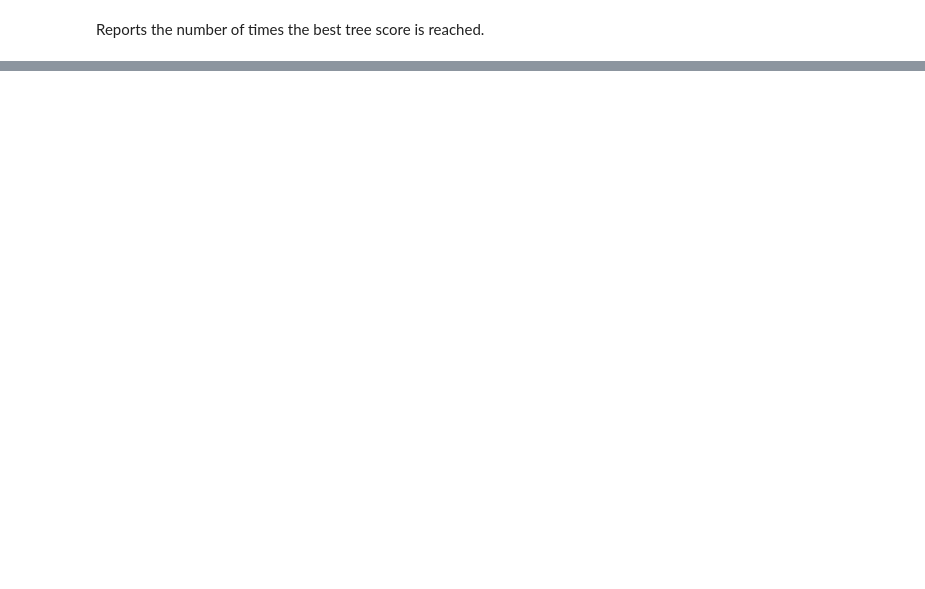
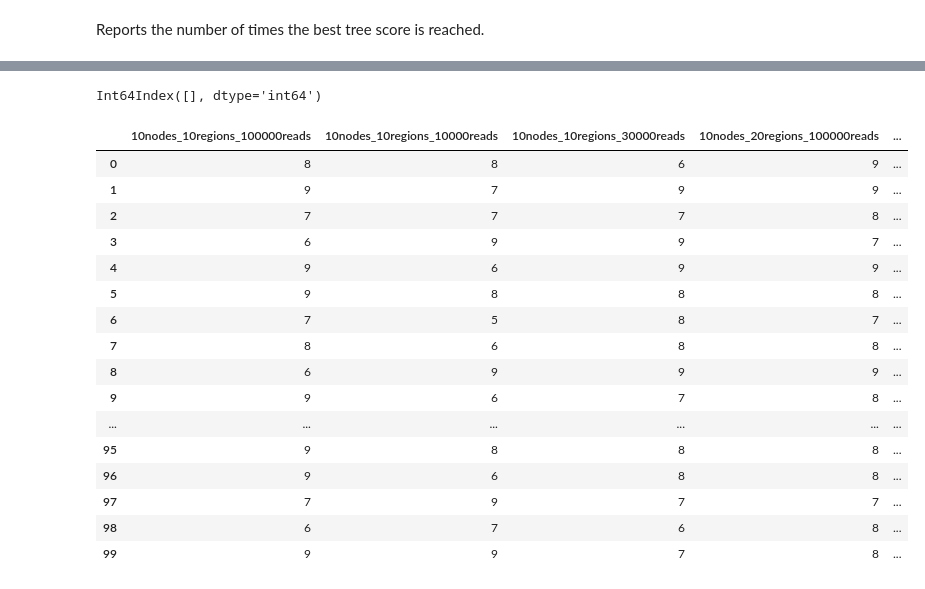
Before and after one commit to cbg-ethz/SCICoNE, a Jupyter notebook: notebooks/IterativeSimulationsRobustness.ipynb, the cells around one changed output, grey strips where cells are left out. Saved outputs shown, nothing was run; the diff lists cells and outputs as text; code cells hidden in the pictures; blank space fills up the shorter version.

```diff
--- a/notebooks/IterativeSimulationsRobustness.ipynb
+++ b/notebooks/IterativeSimulationsRobustness.ipynb
@@ -33,2 +146,26 @@ scores_df.to_csv(output_path+"determining_n_iters_1024_coeff" + '.csv')
+# %%
+scores_df.index[scores_df["10nodes_20regions_100000reads"]<=5]
+# %% [output]
+Int64Index([], dtype='int64')
+# %%
+scores_df
+# %% [output]
+|  | 10nodes_10regions_100000reads | 10nodes_10regions_10000reads | 10nodes_10regions_30000reads | 10nodes_20regions_100000reads | ... |
+| 0 | 8 | 8 | 6 | 9 | ... |
+| 1 | 9 | 7 | 9 | 9 | ... |
+| 2 | 7 | 7 | 7 | 8 | ... |
+| 3 | 6 | 9 | 9 | 7 | ... |
+| 4 | 9 | 6 | 9 | 9 | ... |
+| 5 | 9 | 8 | 8 | 8 | ... |
+| 6 | 7 | 5 | 8 | 7 | ... |
+| 7 | 8 | 6 | 8 | 8 | ... |
+| 8 | 6 | 9 | 9 | 9 | ... |
+| 9 | 9 | 6 | 7 | 8 | ... |
+| ... | ... | ... | ... | ... | ... |
+| 95 | 9 | 8 | 8 | 8 | ... |
+| 96 | 9 | 6 | 8 | 8 | ... |
+| 97 | 7 | 9 | 7 | 7 | ... |
+| 98 | 6 | 7 | 6 | 8 | ... |
+| 99 | 9 | 9 | 7 | 8 | ... |
 # %%
 scores_df.head()
```
Also changed, not shown: parts of 18 cells of this notebook, 1 other file.
